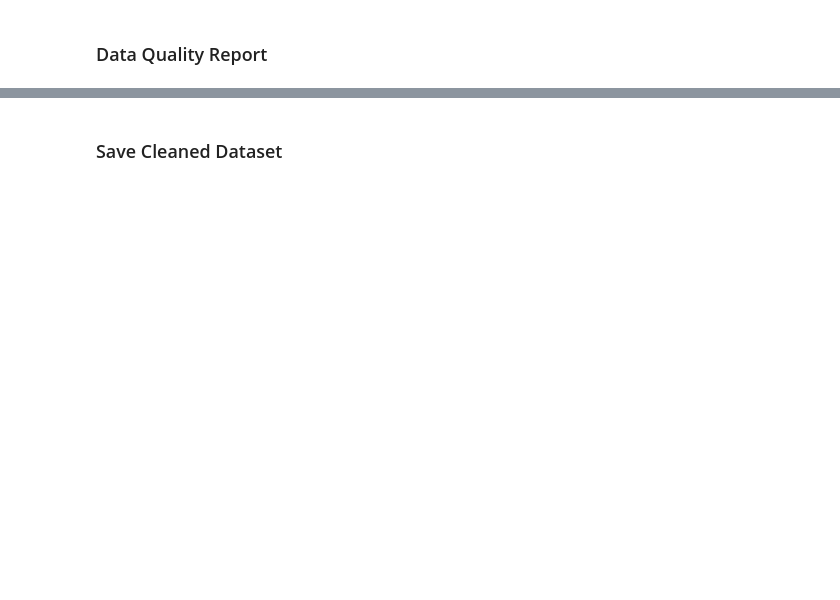
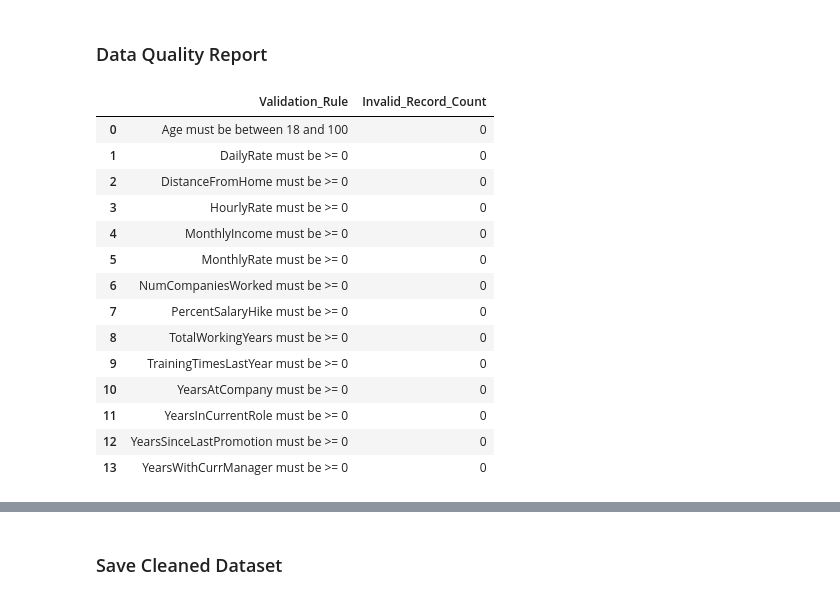
Before and after one commit to mananipratik/i_project, a Jupyter notebook: nb/2_data_cleaning.ipynb, the cells around one changed output, grey strips where cells are left out. Cells and saved outputs as stored; diff of their text form; code cells hidden in the pictures; blank space fills up the shorter version.

```diff
--- a/nb/2_data_cleaning.ipynb
+++ b/nb/2_data_cleaning.ipynb
@@ -229,0 +307,20 @@ print("----object columns----\n",object_columns)
+# %%
+print("------rating columns------")
+rating_columns = [
+    'Education',
+    'EnvironmentSatisfaction',
+    'JobInvolvement',
+    'JobLevel',
+    'JobSatisfaction',
+    'PerformanceRating',
+    'RelationshipSatisfaction',
+    'StockOptionLevel',
+    'WorkLifeBalance'
+]
+
+for col in rating_columns:
+
+    print(f"\n{col}")
+    print("Minimum:", df1[col].min())
+    print("Maximum:", df1[col].max())
+    print("Unique values:", sorted(df1[col].unique()))
@@ -511,2 +721,67 @@ display(unique_count_summary)
 # %% [markdown]
 ### Data Quality Report
+# %%
+# ==========================================
+# DAY 2 - INVALID VALUE CHECK
+# ==========================================
+
+invalid_results = []
+
+# Age
+invalid_age = (
+    (df_clean['Age'] < 18) |
+    (df_clean['Age'] > 100)
+).sum()
+
+invalid_results.append({
+    'Validation_Rule': 'Age must be between 18 and 100',
+    'Invalid_Record_Count': invalid_age
+})
+
+
+# Columns that cannot have negative values
+non_negative_columns = [
+    'DailyRate',
+    'DistanceFromHome',
+    'HourlyRate',
+    'MonthlyIncome',
+    'MonthlyRate',
+    'NumCompaniesWorked',
+    'PercentSalaryHike',
+    'TotalWorkingYears',
+    'TrainingTimesLastYear',
+    'YearsAtCompany',
+    'YearsInCurrentRole',
+    'YearsSinceLastPromotion',
+    'YearsWithCurrManager'
+]
+
+for col in non_negative_columns:
+
+    invalid_count = (df_clean[col] < 0).sum()
+
+    invalid_results.append({
+        'Validation_Rule': f'{col} must be >= 0',
+        'Invalid_Record_Count': invalid_count
+    })
+
+
+invalid_value_report = pd.DataFrame(invalid_results)
+
+display(invalid_value_report)
+# %% [output]
+|  | Validation_Rule | Invalid_Record_Count |
+| 0 | Age must be between 18 and 100 | 0 |
+| 1 | DailyRate must be >= 0 | 0 |
+| 2 | DistanceFromHome must be >= 0 | 0 |
+| 3 | HourlyRate must be >= 0 | 0 |
+| 4 | MonthlyIncome must be >= 0 | 0 |
+| 5 | MonthlyRate must be >= 0 | 0 |
+| 6 | NumCompaniesWorked must be >= 0 | 0 |
+| 7 | PercentSalaryHike must be >= 0 | 0 |
+| 8 | TotalWorkingYears must be >= 0 | 0 |
+| 9 | TrainingTimesLastYear must be >= 0 | 0 |
+| 10 | YearsAtCompany must be >= 0 | 0 |
+| 11 | YearsInCurrentRole must be >= 0 | 0 |
+| 12 | YearsSinceLastPromotion must be >= 0 | 0 |
+| 13 | YearsWithCurrManager must be >= 0 | 0 |
```
Also changed, not shown: parts of 9 cells of this notebook, 2 other files.
